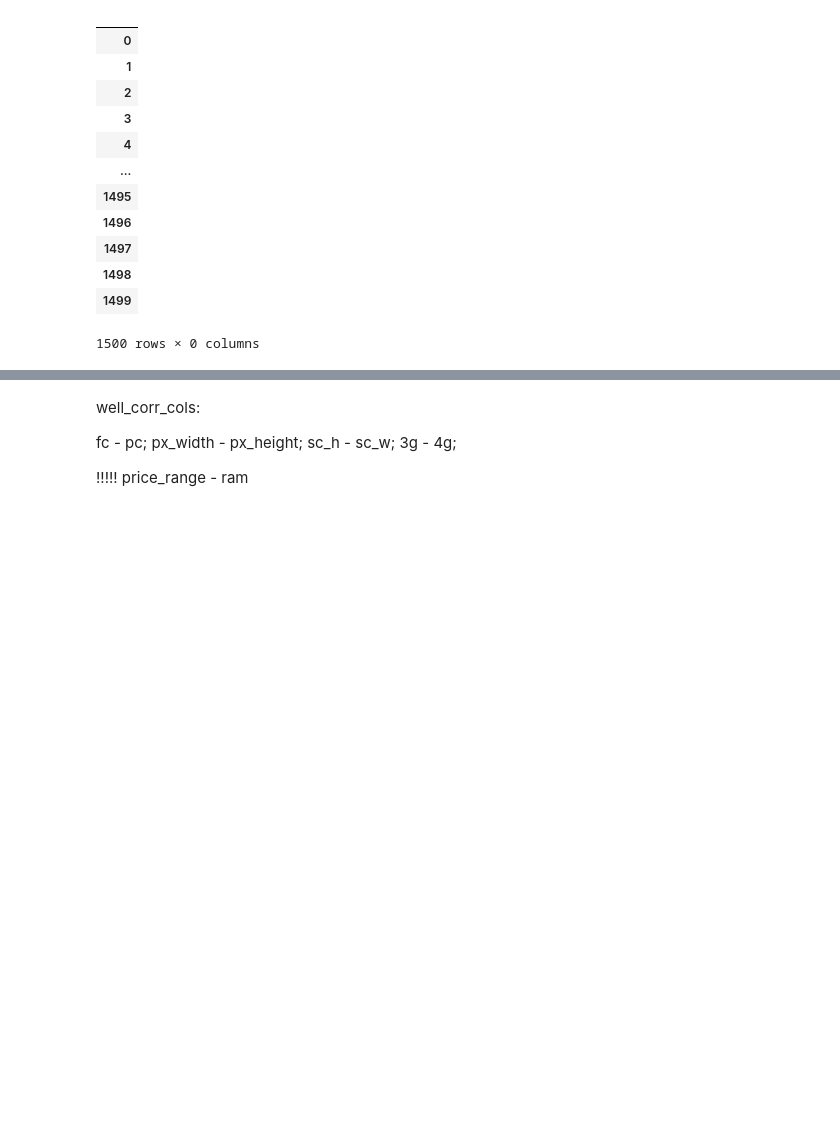
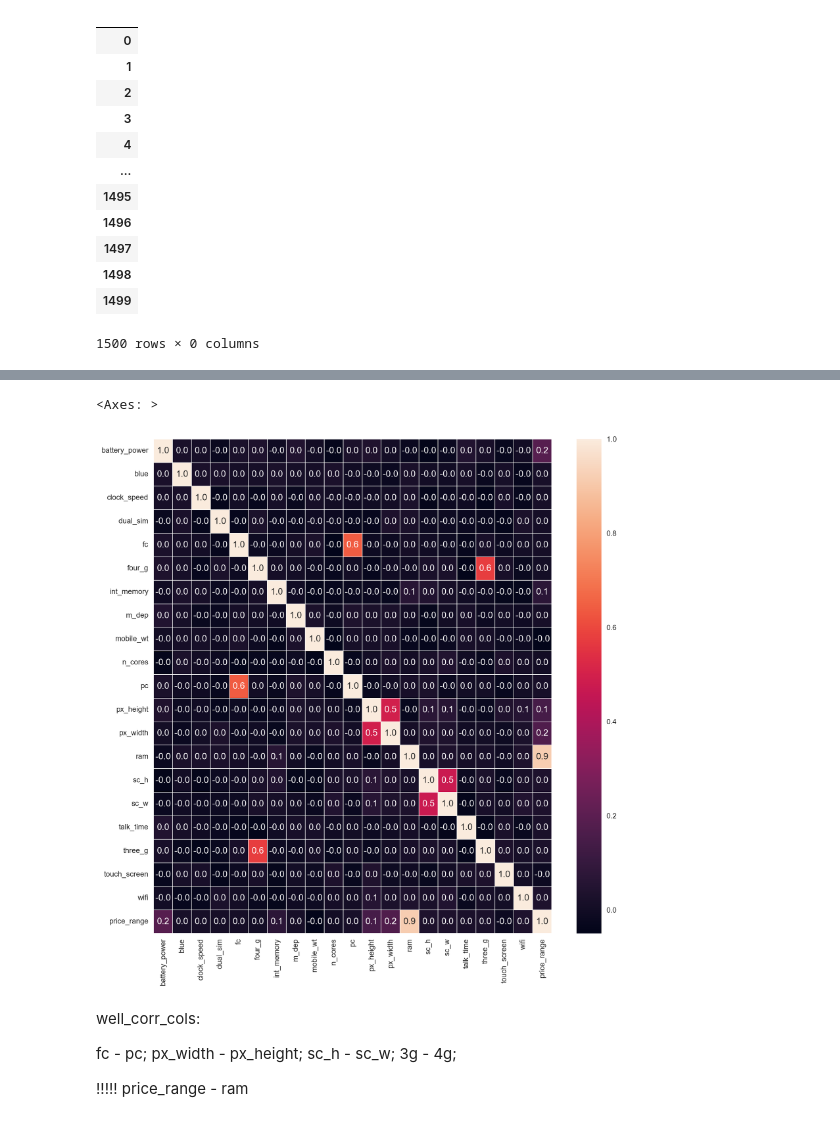
Before and after one commit to deyme17/MyKaggleCompetition, a Jupyter notebook: mobile_price/notebook4d27c7f975.ipynb, the cells around one changed output, grey strips where cells are left out. Drawn from its saved outputs; the diff is of its cells as text; code cells hidden in the pictures; blank space fills up the shorter version.

```diff
--- a/mobile_price/notebook4d27c7f975.ipynb
+++ b/mobile_price/notebook4d27c7f975.ipynb
@@ -175,8 +179,11 @@ plt.legend(loc='lower right')
 # %%
 plt.figure(figsize=(12, 12), dpi=200)
 num_features = train_df.select_dtypes(include=['int64', 'float64'])
 corr_matrix = num_features.corr()
-sns.heatmap(data=corr_matrix, annot=True, fmt='.3f', linewidth=.4)
+sns.heatmap(data=corr_matrix, annot=True, fmt='.1f', linewidth=0.1)
+# %% [output]
+<Axes: >
+[figure, added]
 # %% [markdown]
 well_corr_cols:
 
```
Also changed, not shown: parts of 33 cells of this notebook, 6 other files.
